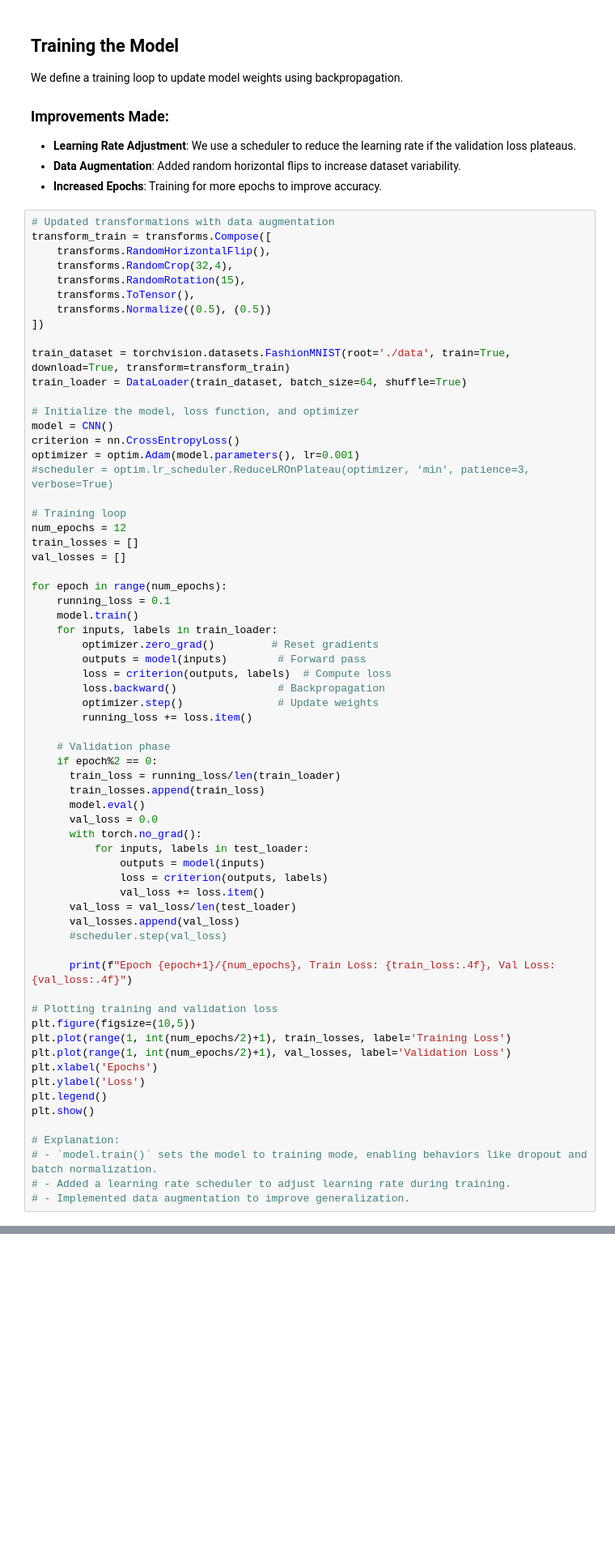
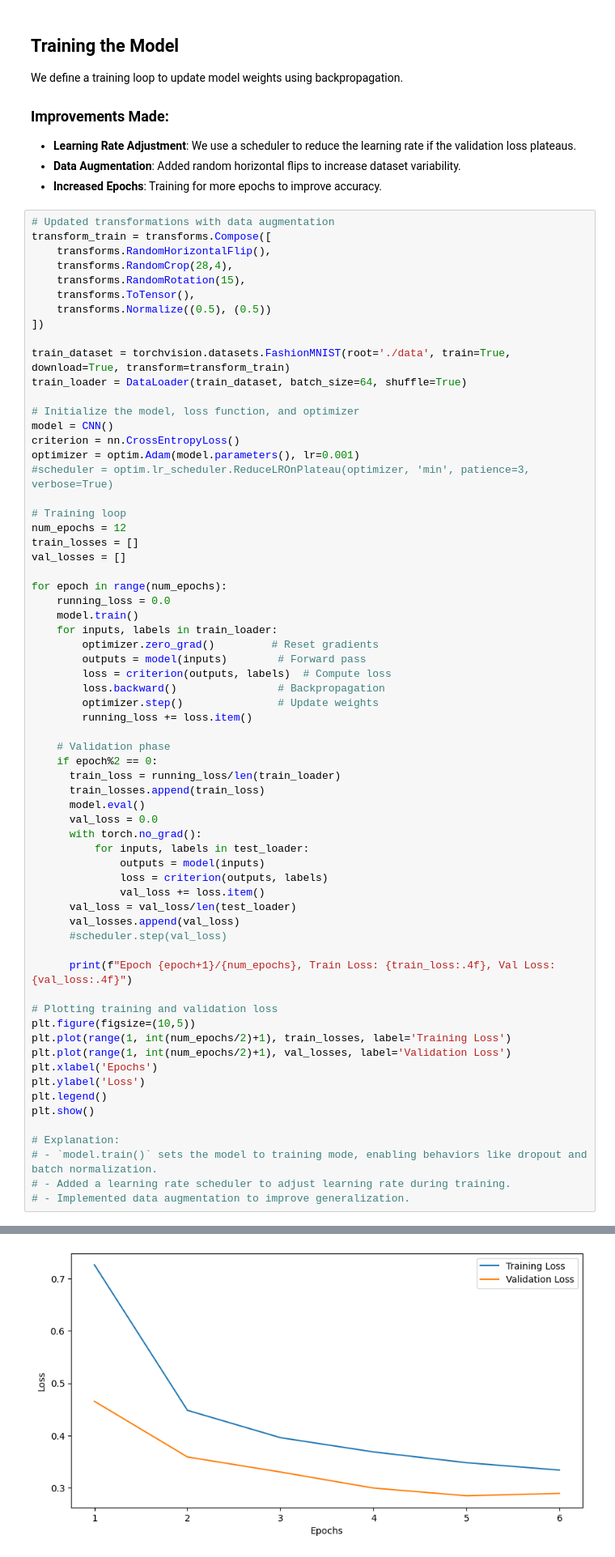
Before and after one commit to Hadar-Lavsky/PytorchFundementals, a Jupyter notebook: practice_CNN.ipynb, the cells around one changed output, grey strips where cells are left out. Shown at 81% size. Drawn from its saved outputs; the diff is of its cells as text; blank space fills up the shorter version.

```diff
--- a/practice_CNN.ipynb
+++ b/practice_CNN.ipynb
@@ -364,7 +364,7 @@ We define a training loop to update model weights using backpropagation.
 # Updated transformations with data augmentation
 transform_train = transforms.Compose([
     transforms.RandomHorizontalFlip(),
-    transforms.RandomCrop(32,4),
+    transforms.RandomCrop(28,4),
     transforms.RandomRotation(15),
     transforms.ToTensor(),
     transforms.Normalize((0.5), (0.5))
@@ -385,7 +385,7 @@ train_losses = []
 val_losses = []
 
 for epoch in range(num_epochs):
-    running_loss = 0.1
+    running_loss = 0.0
     model.train()
     for inputs, labels in train_loader:
         optimizer.zero_grad()         # Reset gradients
@@ -430,3 +435,4 @@ ValueError: Expected input batch_size (49) to match target batch_size (64).
+[figure, added]
 # %% [markdown]
 **Detailed Explanation of `model.train()`:**
 
```
Also changed, not shown: parts of 11 cells of this notebook.
